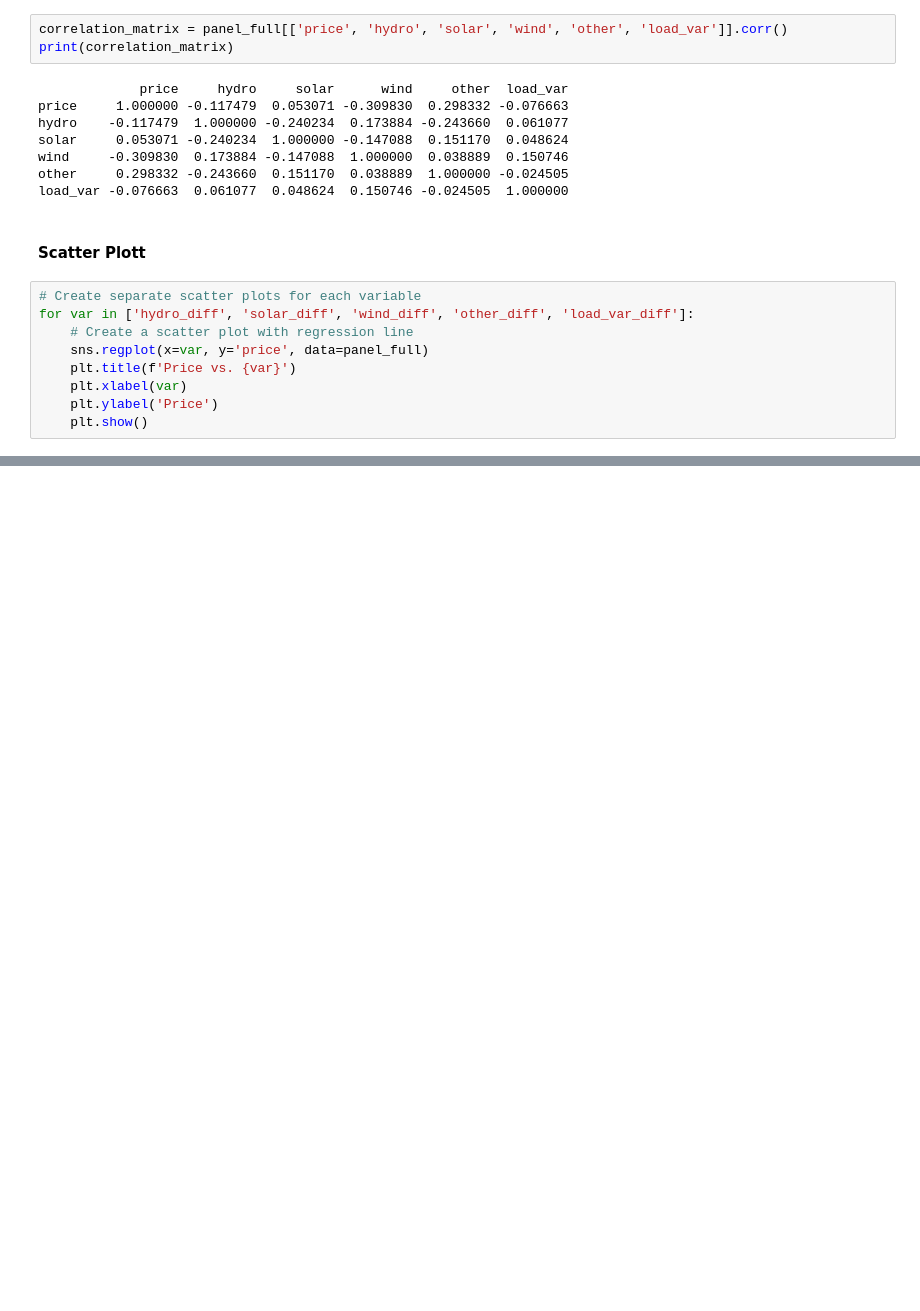
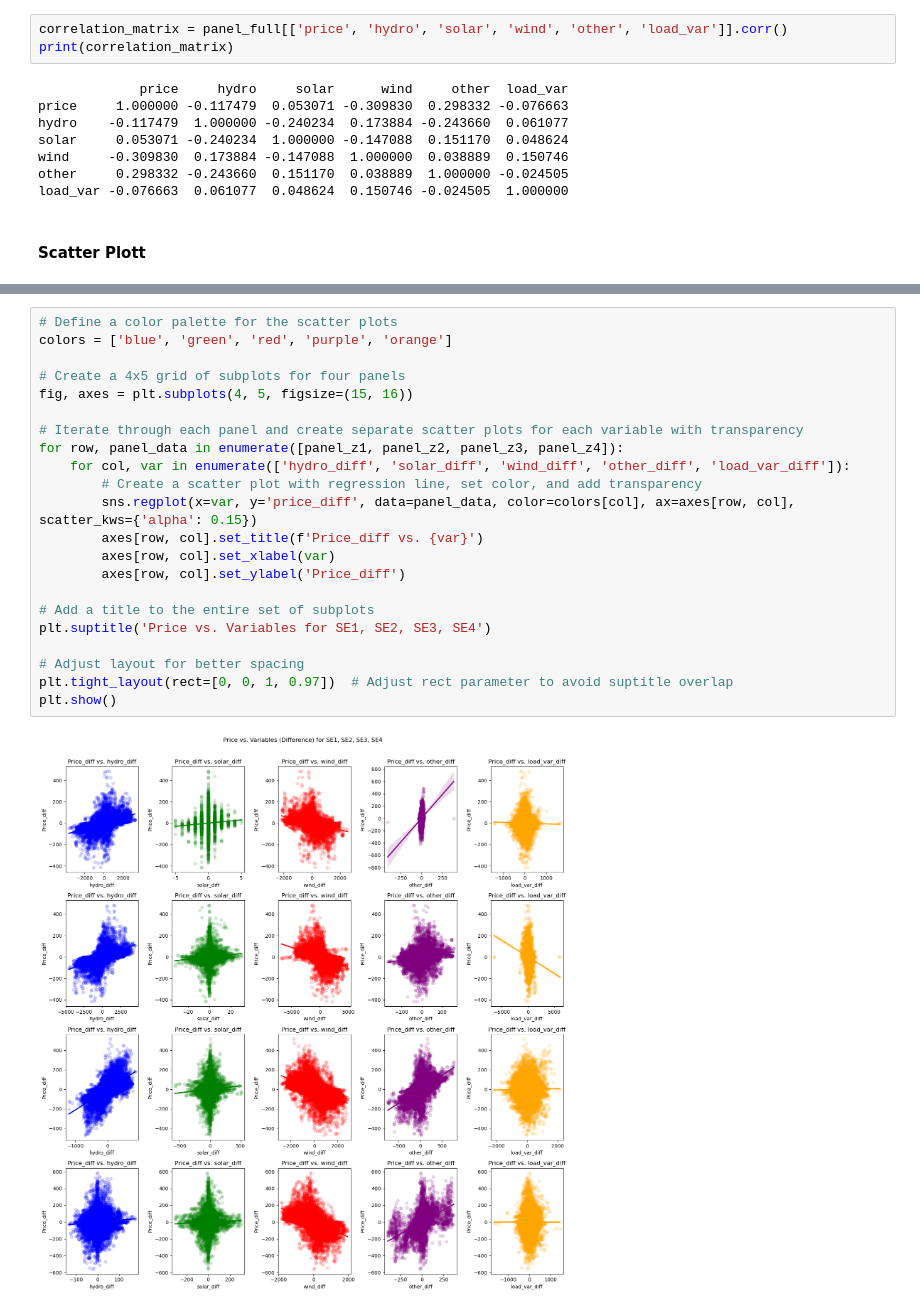
Before and after one commit to CesarArriaga/Energy_Economics_EXAM, a Jupyter notebook: Microeconometric_Estimation.ipynb, the cells around one changed output, grey strips where cells are left out. Cells and saved outputs as stored; diff of their text form; blank space fills up the shorter version.

```diff
--- a/Microeconometric_Estimation.ipynb
+++ b/Microeconometric_Estimation.ipynb
@@ -244,12 +241,3 @@ other     0.298332 -0.243660  0.151170  0.038889  1.000000 -0.024505
 load_var -0.076663  0.061077  0.048624  0.150746 -0.024505  1.000000
 # %% [markdown]
 #### **Scatter Plott**
-# %%
-# Create separate scatter plots for each variable
-for var in ['hydro_diff', 'solar_diff', 'wind_diff', 'other_diff', 'load_var_diff']:
-    # Create a scatter plot with regression line
-    sns.regplot(x=var, y='price', data=panel_full)
-    plt.title(f'Price vs. {var}')
-    plt.xlabel(var)
-    plt.ylabel('Price')
-    plt.show()
@@ -262,3 +244,27 @@ for var in ['hydro_diff', 'solar_diff', 'wind_diff', 'other_diff', 'load_var_dif
+# %%
+# Define a color palette for the scatter plots
+colors = ['blue', 'green', 'red', 'purple', 'orange']
+
+# Create a 4x5 grid of subplots for four panels
+fig, axes = plt.subplots(4, 5, figsize=(15, 16))
+
+# Iterate through each panel and create separate scatter plots for each variable with transparency
+for row, panel_data in enumerate([panel_z1, panel_z2, panel_z3, panel_z4]):
+    for col, var in enumerate(['hydro_diff', 'solar_diff', 'wind_diff', 'other_diff', 'load_var_diff']):
+        # Create a scatter plot with regression line, set color, and add transparency
+        sns.regplot(x=var, y='price_diff', data=panel_data, color=colors[col], ax=axes[row, col], scatter_kws={'alpha': 0.15})
+        axes[row, col].set_title(f'Price_diff vs. {var}')
+        axes[row, col].set_xlabel(var)
+        axes[row, col].set_ylabel('Price_diff')
+
+# Add a title to the entire set of subplots
+plt.suptitle('Price vs. Variables for SE1, SE2, SE3, SE4')
+
+# Adjust layout for better spacing
+plt.tight_layout(rect=[0, 0, 1, 0.97])  # Adjust rect parameter to avoid suptitle overlap
+plt.show()
+# %% [output]
+[figure, added]
 # %%
 panel['intercept'] = 1
 
```
Also changed, not shown: parts of 7 cells of this notebook.
